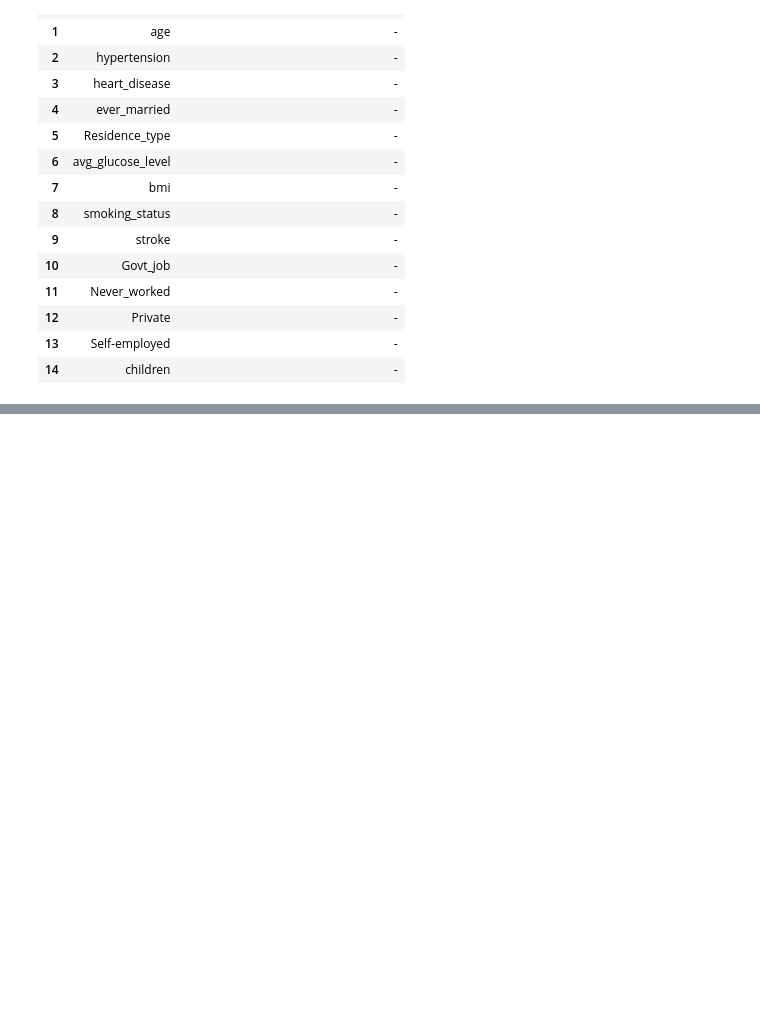
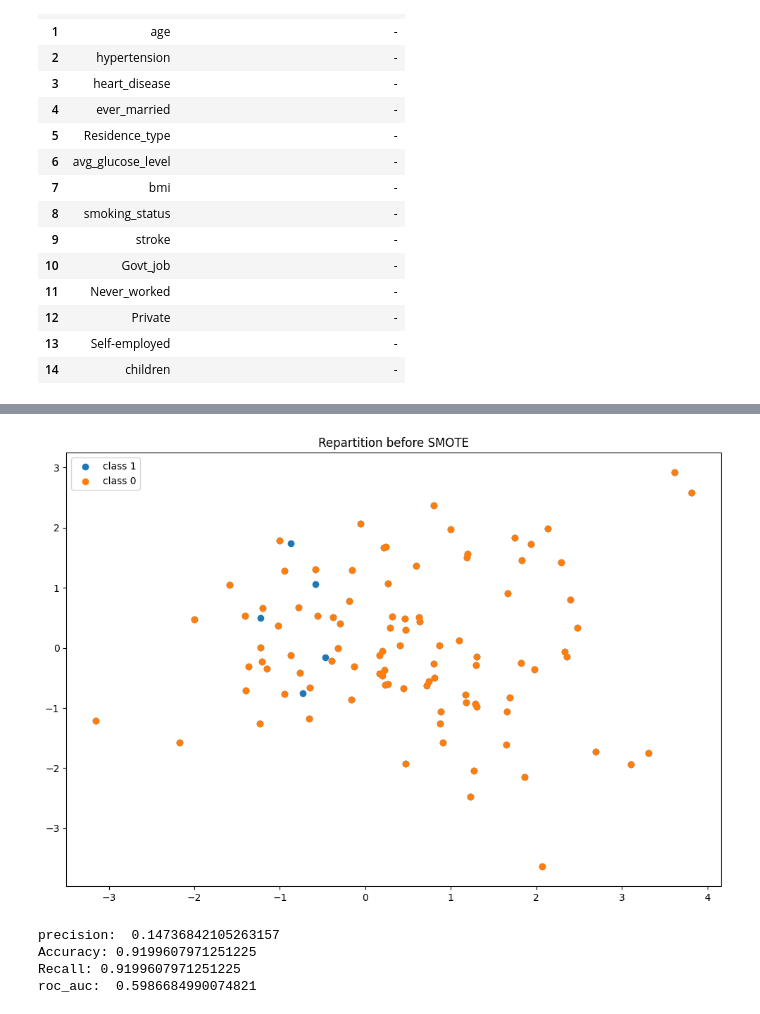
Before and after one commit to IlyaIIS/python-ML-stroke-prediction, a Jupyter notebook: MLProject.ipynb, the cells around one changed output, grey strips where cells are left out. Saved outputs shown, nothing was run; the diff lists cells and outputs as text; code cells hidden in the pictures; blank space fills up the shorter version.

```diff
--- a/MLProject.ipynb
+++ b/MLProject.ipynb
@@ -116,0 +281,57 @@ Name: stroke, dtype: float64
+# %%
+
+
+
+# from sklearn.cluster import DBSCAN
+# dbscan = DBSCAN(eps=0.5, min_samples=5)
+# labels = dbscan.fit_predict(x_sample_train)
+# filtered_data = x_sample_train[labels != -1]
+# print(len(x_sample_train))
+# print(len(filtered_data))
+
+from imblearn.under_sampling import TomekLinks
+tomek = TomekLinks()
+X_tomek, y_tomek = tomek.fit_resample(x_sample_train, y_sample_train)
+
+
+plt.figure(figsize=(12, 8))
+plt.title('Repartition before SMOTE')
+plt.scatter(x_sample_train[:, 0], x_sample_train[:, 1], label='class 1')
+plt.scatter(X_tomek[:, 0], X_tomek[:, 1], label='class 0')
+plt.legend()
+plt.grid(False)
+plt.show()
+# %% [output]
+[figure, added]
+# %%
+# naive bayes
+from sklearn.naive_bayes import GaussianNB
+from sklearn.metrics import accuracy_score
+from sklearn.metrics import precision_score
+from sklearn.metrics import recall_score
+from sklearn.metrics import roc_auc_score
+
+# создаем объект модели
+nb = GaussianNB()
+
+nb.fit(x_train, y_train)
+
+# делаем прогнозы на тестовой выборке
+y_pred = nb.predict(x_test)
+
+# оцениваем точность прогнозов
+accuracy = accuracy_score(y_test, y_pred)
+precision = precision_score(y_test, y_pred)
+recall = recall_score(y_test, y_pred)
+roc_auc = roc_auc_score(y_test, y_pred)
+
+print("precision: ", precision)
+print('Accuracy:', accuracy)
+print('Recall:', accuracy)
+print('roc_auc: ', roc_auc)
+# precision:  0.14736842105263157
+# %% [output]
+precision:  0.14736842105263157
+Accuracy: 0.9199607971251225
+Recall: 0.9199607971251225
+roc_auc:  0.5986684990074821
```
Also changed, not shown: parts of 22 cells of this notebook.
